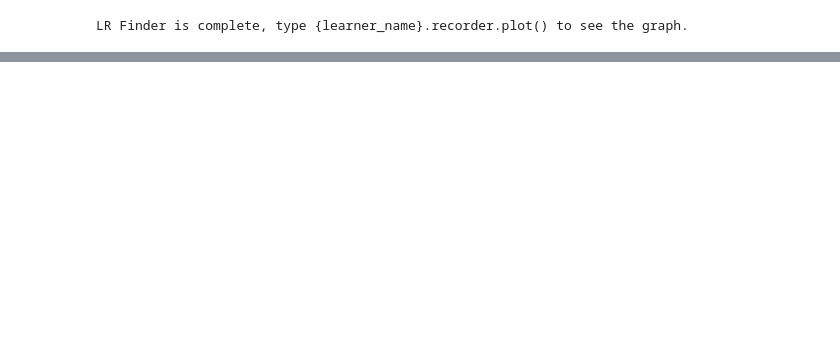
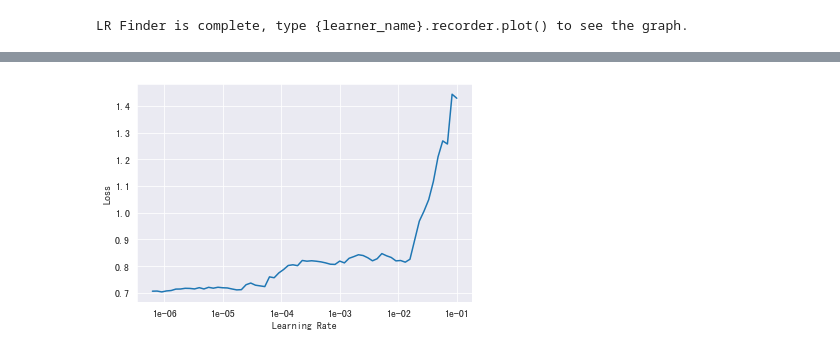
Before and after one commit to jianxungao/NLP_MLND_Project, a Jupyter notebook: Sentiment_RNN.ipynb, the cells around one changed output, grey strips where cells are left out. Cells and saved outputs as stored; diff of their text form; code cells hidden in the pictures; blank space fills up the shorter version.

```diff
--- a/Sentiment_RNN.ipynb
+++ b/Sentiment_RNN.ipynb
@@ -1223,0 +1271,11 @@ learn = Learner(databunch,
+# %%
+# apply to Roberta transformer
+
+from transformers import RobertaForSequenceClassification
+
+class MyRoBERTaModel(RobertaForSequenceClassification):
+    def forward(self, *args, **kwargs):
+        return super().forward(*args, **kwargs)[0]
+# %%
+# define the bert model for learner
+roberta_pretrained_model = MyRoBERTaModel.from_pretrained(bert_model[1], num_labels=2)
@@ -1223,0 +1304,20 @@ learn = Learner(databunch,
+# %%
+# new databunch with batch size, 8
+
+databunch_1 = TextClasDataBunch.from_df(Path("."), train, valid, test,
+                  tokenizer=bert_fastai_tokenizer,
+                  vocab=bert_vocab,
+                  include_bos=False,
+                  include_eos=False,
+                  text_cols="comment",
+                  label_cols='sentiment',
+                  bs=8,
+                  collate_fn=partial(pad_collate, pad_first=False, pad_idx=0),
+             )
+# %%
+# define learner object for RoBERTa
+
+learn_1 = Learner(databunch_1,
+                roberta_pretrained_model,
+                loss_func=loss_func,
+                metrics=accuracy)
@@ -1244,0 +1395,4 @@ learn.fit_one_cycle(6, 2e-5) # fit 5-6
+# %%
+learn_1.recorder.plot()
+# %% [output]
+[figure, added]
```
Also changed, not shown: parts of 59 cells of this notebook.
